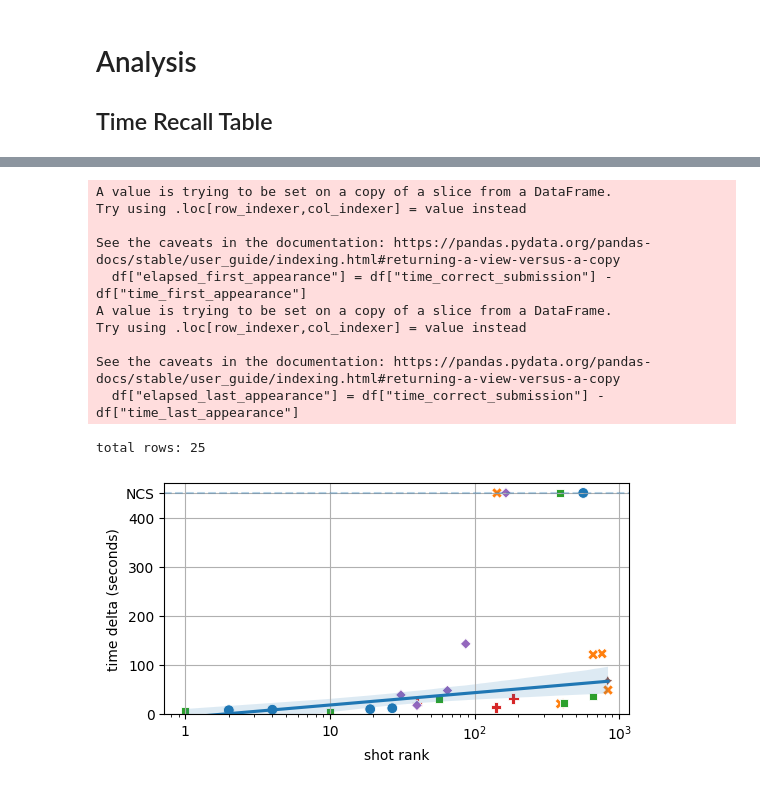
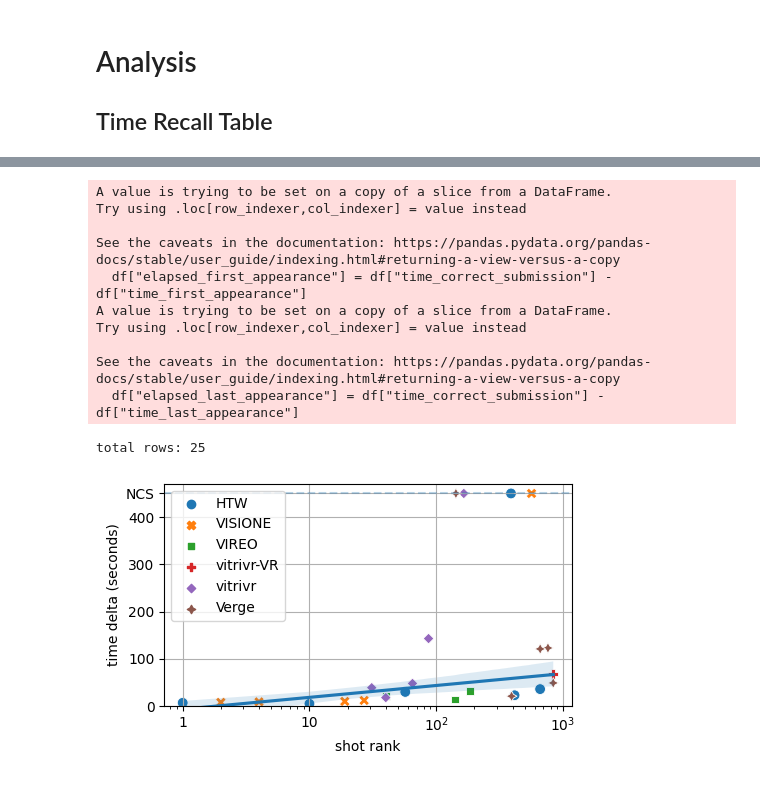
Before and after one commit to mesnico/VBS22-KIS-Analysis, a Jupyter notebook: plots/browsing.ipynb, the cells around one changed output, grey strips where cells are left out. Drawn from its saved outputs; the diff is of its cells as text; code cells hidden in the pictures.

```diff
--- a/plots/browsing.ipynb
+++ b/plots/browsing.ipynb
@@ -301,0 +312,7 @@ Name: rank_shot_margin_0, dtype: int64
+# %%
+max_records = 10000
+df_boxplot = compute_data_for_best_shot_rank(comp_data, teams, logs, max_records=max_records, split_user=True)
+build_best_rank_boxplot(df_boxplot, show_boxplot=False, figsize=[4, 3], fill_missing=True, best_user_policy=True, where_missing_data_is=max_records*2, max_records=max_records, dataset='mvk', exclude_teams=["Verge"])
+plt.tight_layout()
+plt.savefig('output/best_rank_boxplot_bestuser_mvk.pdf')
+plt.show()
@@ -322,7 +355,16 @@ def compute_data_for_browsing_efficiency_scatterplot(data, teams, logs, split_us
 
     return total_df
 
-def build_browsing_efficiency_scatterplot(df, time_of='first_appearance', marker_size=5, max_records=1000, figsize=[7, 6], include_incorrect_submissions=False, split_tasks=False, regression_line=False):
+def build_browsing_efficiency_scatterplot(
+    df,
+    time_of='first_appearance',
+    marker_size=5,
+    max_records=1000,
+    figsize=[7, 6],
+    include_incorrect_submissions=False,
+    split_tasks=False,
+    regression_line=False,
+    remove_legend=False):
     """
     Render the dataframe into a table or into a nice graph
     """
@@ -371,7 +413,7 @@ def build_browsing_efficiency_scatterplot(df, time_of='first_appearance', marker
     if regression_line:
         df_regression = df.copy()
         df_regression[~df_regression["correct_submission"]] = np.nan
-        sns.regplot(x='rank_shot', y='elapsed', logx=True, scatter_kws={'s':0}, data=df_regression, label="regression line")
+        sns.regplot(x='rank_shot', y='elapsed', logx=True, scatter_kws={'s':0}, data=df_regression)
         # df_rolling = df_rolling.sort_values(by=["rank_shot"])
         # df_rolling['rolling_elapsed'] = df_rolling['elapsed'].rolling(25, min_periods=2).mean()
         # sns.lineplot(data=df_rolling, x="rank_shot", y="rolling_elapsed")
@@ -383,7 +425,10 @@ def build_browsing_efficiency_scatterplot(df, time_of='first_appearance', marker
         ax.axhline(450, ls='--', alpha=0.3)
         ax.set_ylim(0, 470)
 
-    ax.legend_.remove()
+    if remove_legend:
+        ax.legend_.remove()
+    else:
+        ax.legend(loc='upper left')
 
     # Tweak the visual presentation
     ax.set(ylabel="time delta (seconds)", xlabel="shot rank")
@@ -397,19 +442,21 @@ def build_browsing_efficiency_scatterplot(df, time_of='first_appearance', marker
 # %%
 max_records = 1000
 df_scatterplot = compute_data_for_browsing_efficiency_scatterplot(comp_data, teams, logs, max_records=max_records, split_user=True)
-build_browsing_efficiency_scatterplot(df_scatterplot, time_of='first_appearance', figsize=[6, 3], marker_size=60, include_incorrect_submissions=True, split_tasks="visual", regression_line=True, max_records=max_records)
+build_browsing_efficiency_scatterplot(df_scatterplot, time_of='first_appearance', figsize=[5, 3], marker_size=60, include_incorrect_submissions=True, split_tasks="visual", regression_line=True, max_records=max_records)
+plt.tight_layout()
+plt.savefig('output/browsing_efficiency_scatterplot_V3C_visual.pdf')
 plt.show()
 # %% [output]
 A value is trying to be set on a copy of a slice from a DataFrame.
 Try using .loc[row_indexer,col_indexer] = value instead
 
 See the caveats in the documentation: https://pandas.pydata.org/pandas-docs/stable/user_guide/indexing.html#returning-a-view-versus-a-copy
   df["elapsed_first_appearance"] = df["time_correct_submission"] - df["time_first_appearance"]
 A value is trying to be set on a copy of a slice from a DataFrame.
 Try using .loc[row_indexer,col_indexer] = value instead
 
 See the caveats in the documentation: https://pandas.pydata.org/pandas-docs/stable/user_guide/indexing.html#returning-a-view-versus-a-copy
   df["elapsed_last_appearance"] = df["time_correct_submission"] - df["time_last_appearance"]
 total rows: 25
-[figure, old version]
+[figure, new version]
 # %%
```
Also changed, not shown: parts of 7 cells of this notebook, 1 other file.
